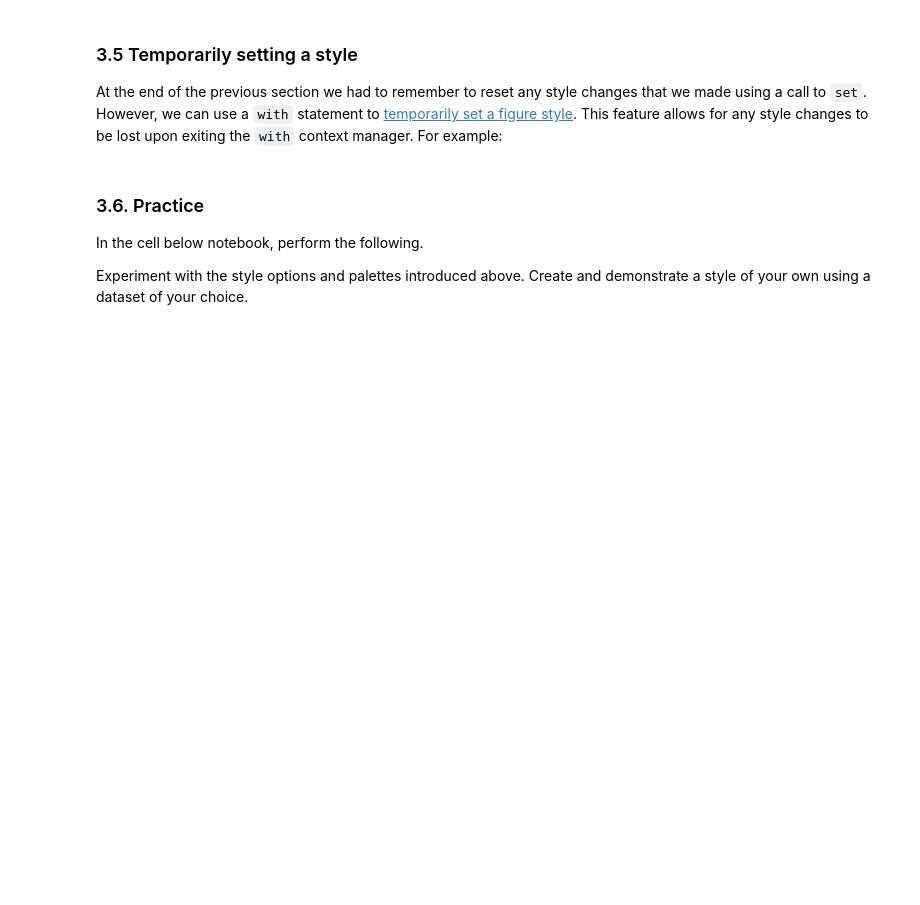
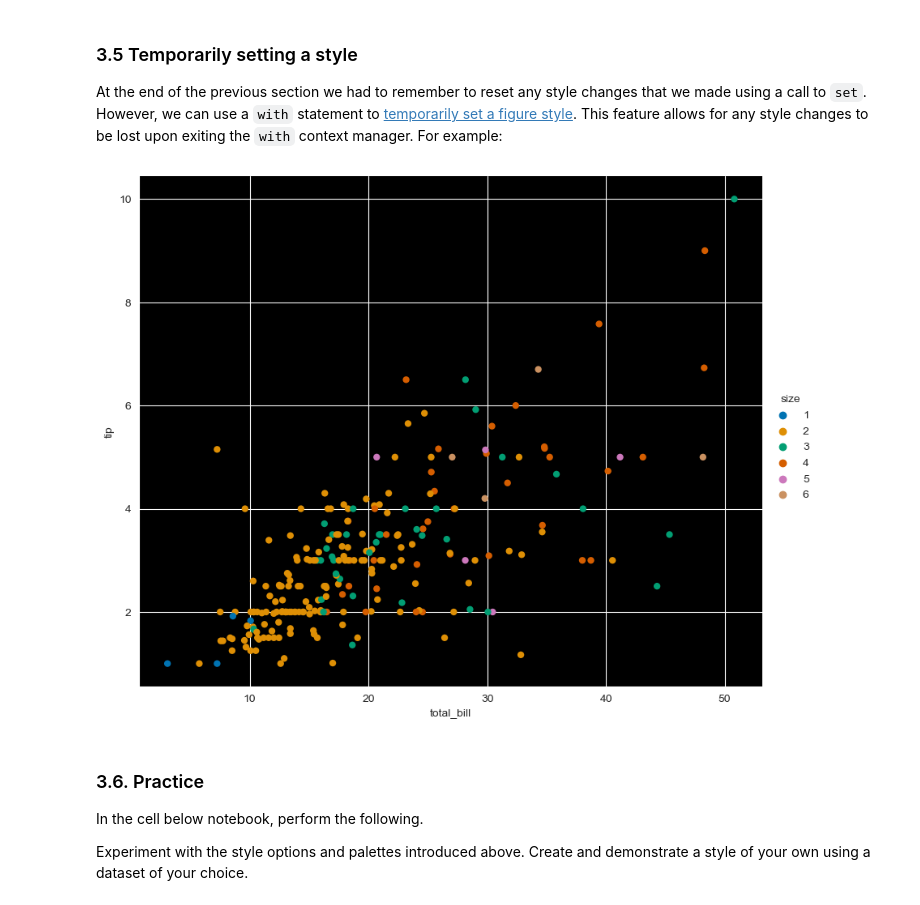
Before and after one commit to edomsic/Data-Analytics-With-Python, a Jupyter notebook: Module2-Data_Analytics/A08-Seaborn.ipynb, the cells around one changed output. Drawn from its saved outputs; the diff is of its cells as text; code cells hidden in the pictures; blank space fills up the shorter version.

```diff
--- a/Module2-Data_Analytics/A08-Seaborn.ipynb
+++ b/Module2-Data_Analytics/A08-Seaborn.ipynb
@@ -467,14 +494,16 @@ At the end of the previous section we had to remember to reset any style changes
 # %%
 # Create style dictionary:
 my_style_options = {'figure.facecolor': 'white',
                     'axes.facecolor': 'black'}
 
 # Apply style changes temporarily.
 with sns.axes_style("darkgrid", rc=my_style_options):
     sns.relplot(x="total_bill", y="tip", hue="size", data=tips,
-                palette='Accent',    # Change the color.
+                palette='colorblind',    # Change the color.
                 edgecolor="none",  # Remove the white outline.
                 height=7, aspect=1.2);
+# %% [output]
+[figure, added]
 # %% [markdown]
 ### 3.6. <i class="fas fa-puzzle-piece"></i> Practice
 
```
Also changed, not shown: parts of 4 cells of this notebook, 2 other files.
